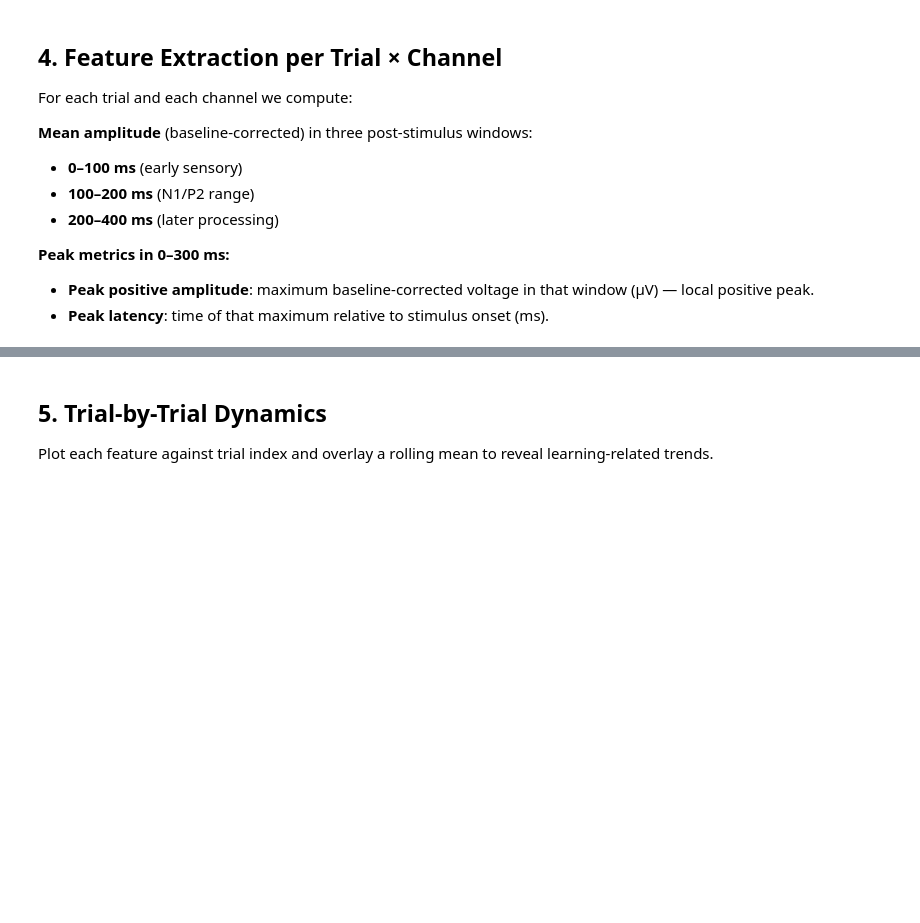
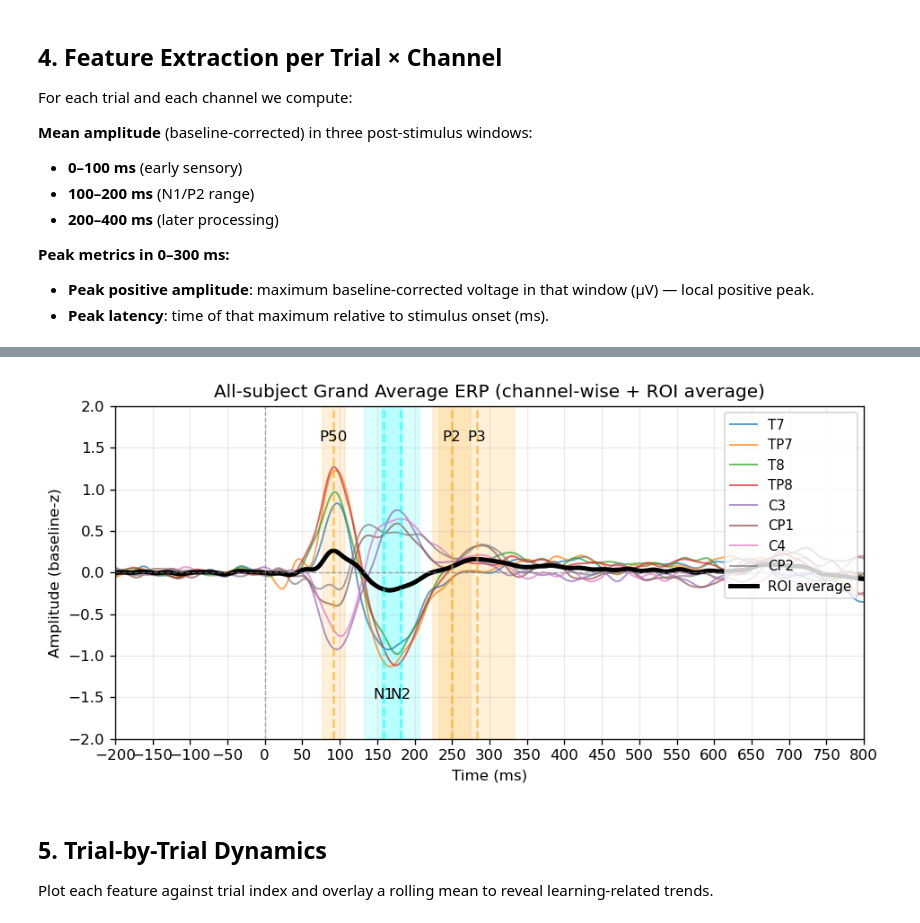
Before and after one commit to CXie-Nobug/Physics-of-Cognition_Learning, a Jupyter notebook: trial_dynamics_BLA.ipynb, the cells around one changed output, grey strips where cells are left out. Saved outputs shown, nothing was run; the diff lists cells and outputs as text; code cells hidden in the pictures; blank space fills up the shorter version.

```diff
--- a/trial_dynamics_BLA.ipynb
+++ b/trial_dynamics_BLA.ipynb
@@ -660,3 +754,62 @@ ROI Feature DataFrame (first 8 rows):
+# %%
+fig, ax = plt.subplots(figsize=(8, 4))
+
+for c, ch in enumerate(ch_names):
+    ax.plot(
+        time_ms,
+        grand_avg_by_channel[c],
+        linewidth=1.2,
+        alpha=0.7,
+        label=ch
+    )
+
+ax.plot(
+    time_ms,
+    grand_avg_auditory,
+    color="black",
+    linewidth=3,
+    label="ROI average"
+)
+
+min_amp = np.nanmin(grand_avg_auditory)
+max_amp = np.nanmax(grand_avg_auditory)
+
+for comp, row in res_aud.iterrows():
+    color = "orange" if row["polarity"] == "pos" else "cyan"
+    text_pos_y = -1.55 if row["polarity"] == "neg" else 1.55
+    ax.axvspan(
+        row["final_start_ms"],
+        row["final_end_ms"],
+        alpha=0.15,
+        color=color
+    )
+    ax.axvline(row["peak_time_ms"], linestyle="--", alpha=0.6, color=color)
+
+    ax.text(
+        row["peak_time_ms"],
+        text_pos_y,
+        comp,
+        fontsize=10,
+        ha="center",
+        va="bottom"
+    )
+
+ax.axhline(0, color="gray", linestyle="--", linewidth=0.8, alpha=0.7)
+ax.axvline(0, color="gray", linestyle="--", linewidth=0.8, alpha=0.7)
+
+ax.set_title("All-subject Grand Average ERP (channel-wise + ROI average)")
+ax.set_xlabel("Time (ms)")
+ax.set_ylabel("Amplitude (baseline-z)")
+ax.set_xlim(-200,800)
+ax.set_xticks(np.arange(-200, 801, 50))
+ax.set_ylim(-2, 2)
+ax.grid(True, alpha=0.25)
+ax.legend(loc="upper right", fontsize=9)
+
+plt.tight_layout()
+plt.show()
+# %% [output]
+[figure, added]
 # %% [markdown]
 ## 5. Trial-by-Trial Dynamics
 
```
Also changed, not shown: parts of 14 cells of this notebook, 6 other files.
